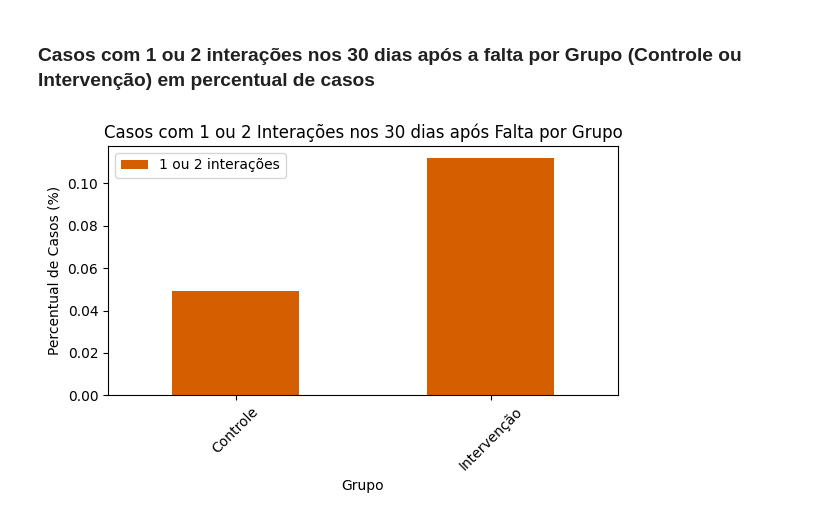
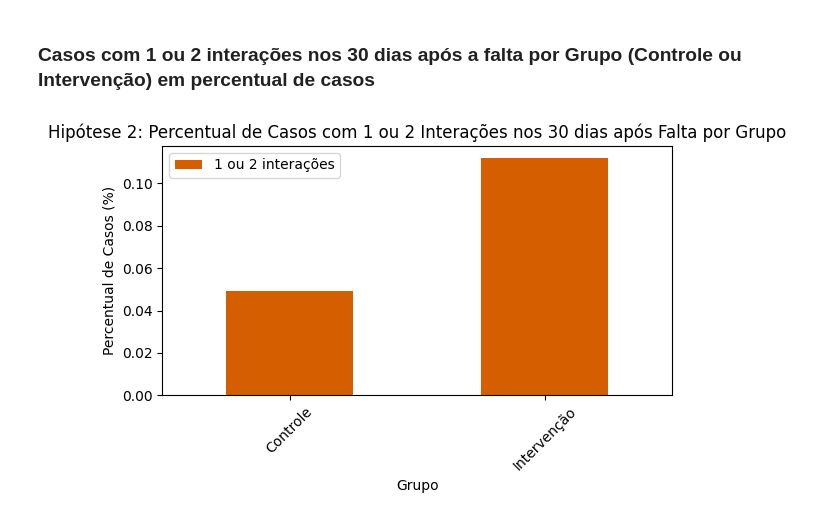
Before and after one commit to GARTosto/fluanutricaojob1, a Jupyter notebook: Flua_job1_analises.ipynb, the cells around one changed output. Drawn from its saved outputs; the diff is of its cells as text; code cells hidden in the pictures.

```diff
--- a/Flua_job1_analises.ipynb
+++ b/Flua_job1_analises.ipynb
@@ -572,22 +572,22 @@ plt.show()
 # %%
 import matplotlib.pyplot as plt
 
 # Filtra apenas os grupos com 1 ou 2 interações
 df_o4_1_2 = df_o4.copy()
 df_o4_1_2 = df_o4_1_2[df_o4_1_2['PERC_1_2_INTERACOES'] > 0]
 
 # Gráfico de barras apenas para 1 ou 2 interações
 df_o4_1_2.set_index('INTERVENCAO_RC')[['PERC_1_2_INTERACOES']].plot(
     kind='bar',
     figsize=(6,4),
     color=['#D55E00']
 )
-plt.title('Casos com 1 ou 2 Interações nos 30 dias após Falta por Grupo')
+plt.title('Hipótese 2: Percentual de Casos com 1 ou 2 Interações nos 30 dias após Falta por Grupo')
 plt.xlabel('Grupo')
 plt.ylabel('Percentual de Casos (%)')
 plt.legend(['1 ou 2 interações'])
 plt.xticks(rotation=45)
 plt.tight_layout()
 plt.show()
 # %% [output]
-[figure, old version]
+[figure, new version]
```
Also changed, not shown: parts of 5 cells of this notebook, 3 other files.
